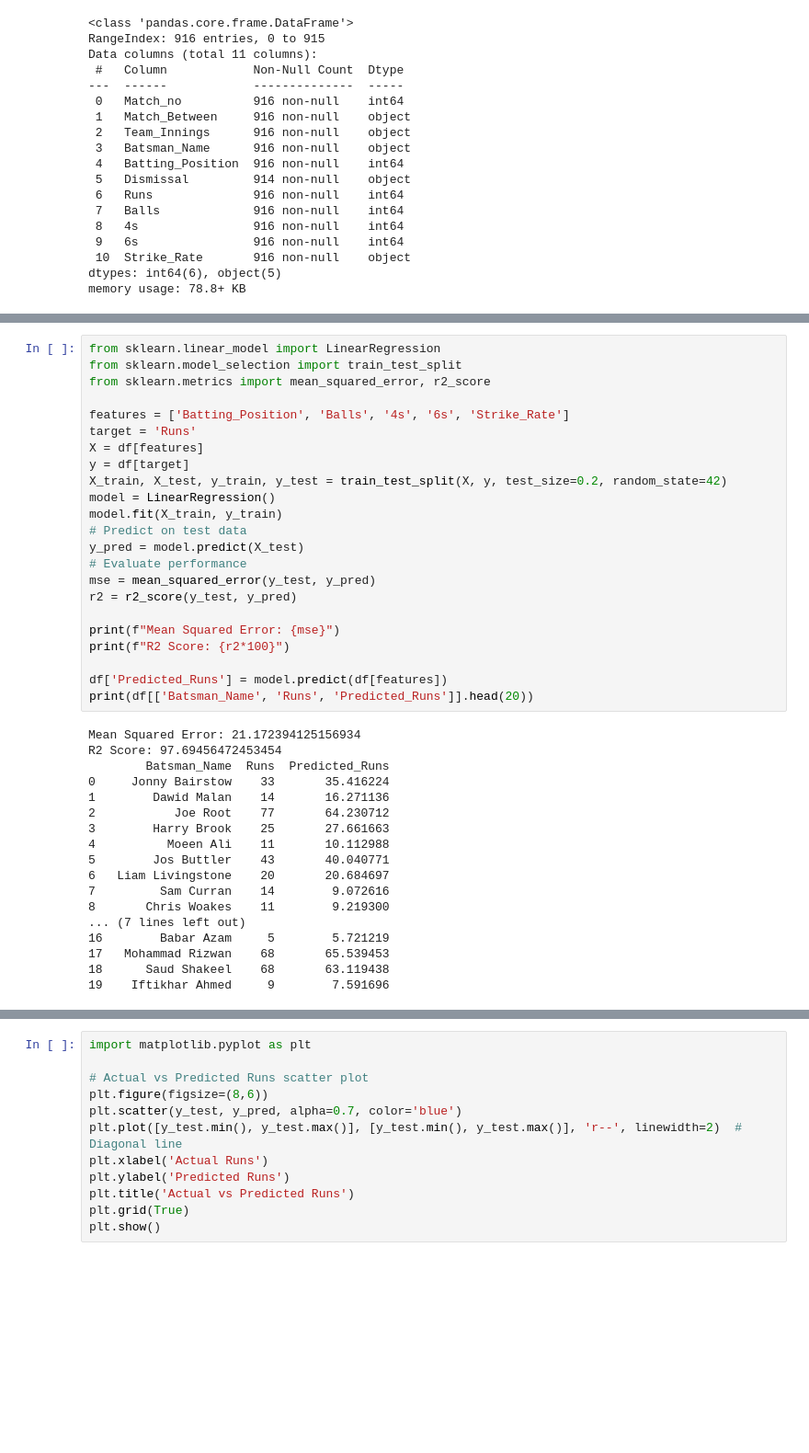
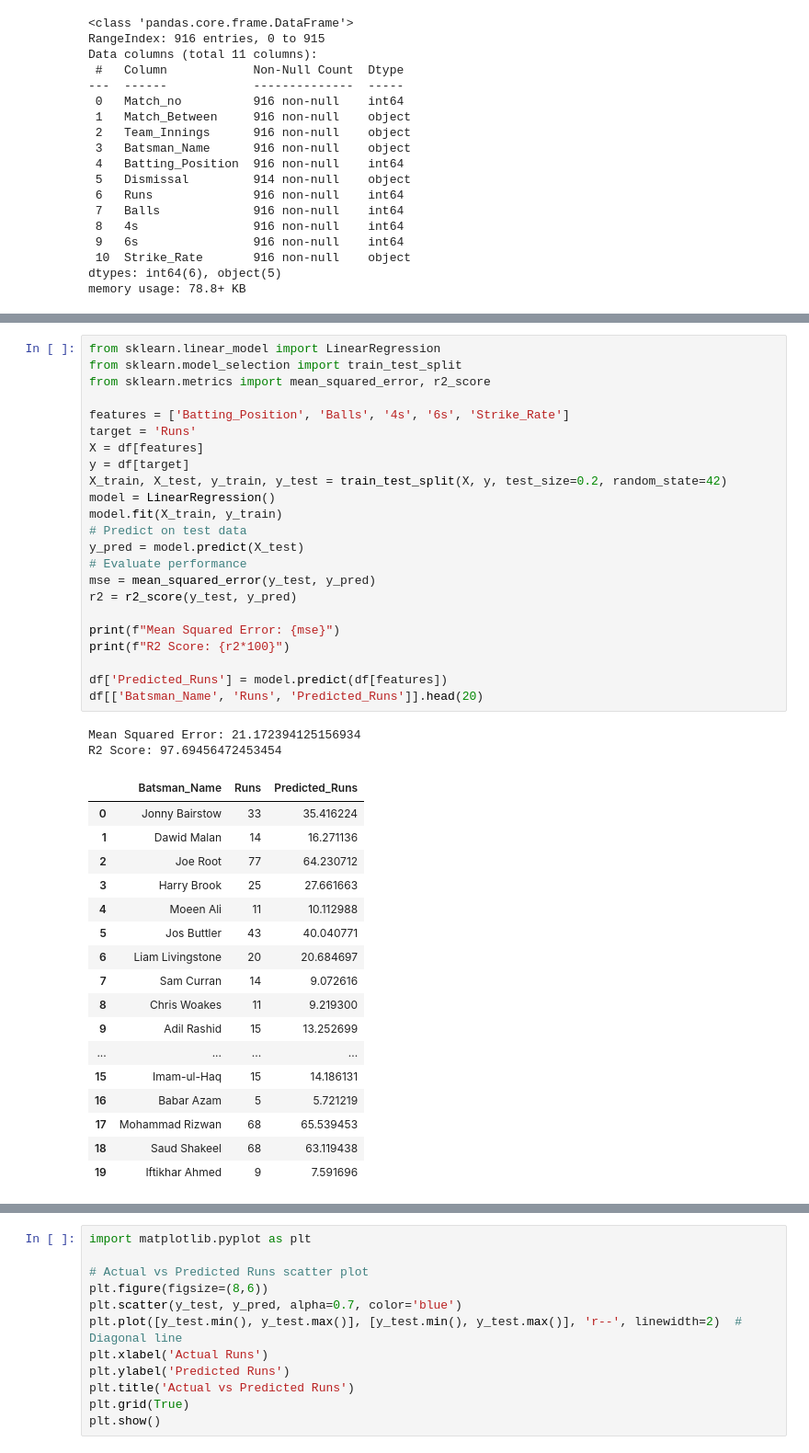
Before and after one commit to prasanarath/-Player-RunPredictor, a Jupyter notebook: Playerperformance.ipynb, the cells around one changed output, grey strips where cells are left out. Shown: that part at 92% size. Cells and saved outputs as stored; diff of their text form; blank space fills up the shorter version.

```diff
--- a/Playerperformance.ipynb
+++ b/Playerperformance.ipynb
@@ -61,41 +61,43 @@ dtype: object
 # %%
 from sklearn.linear_model import LinearRegression
 from sklearn.model_selection import train_test_split
 from sklearn.metrics import mean_squared_error, r2_score
 
 features = ['Batting_Position', 'Balls', '4s', '6s', 'Strike_Rate']
 target = 'Runs'
 X = df[features]
 y = df[target]
 X_train, X_test, y_train, y_test = train_test_split(X, y, test_size=0.2, random_state=42)
 model = LinearRegression()
 model.fit(X_train, y_train)
 # Predict on test data
 y_pred = model.predict(X_test)
 # Evaluate performance
 mse = mean_squared_error(y_test, y_pred)
 r2 = r2_score(y_test, y_pred)
 
 print(f"Mean Squared Error: {mse}")
 print(f"R2 Score: {r2*100}")
 
 df['Predicted_Runs'] = model.predict(df[features])
-print(df[['Batsman_Name', 'Runs', 'Predicted_Runs']].head(20))
+df[['Batsman_Name', 'Runs', 'Predicted_Runs']].head(20)
 # %% [output]
 Mean Squared Error: 21.172394125156934
 R2 Score: 97.69456472453454
-        Batsman_Name  Runs  Predicted_Runs
-0     Jonny Bairstow    33       35.416224
-1        Dawid Malan    14       16.271136
-2           Joe Root    77       64.230712
-3        Harry Brook    25       27.661663
-4          Moeen Ali    11       10.112988
-5        Jos Buttler    43       40.040771
-6   Liam Livingstone    20       20.684697
-7         Sam Curran    14        9.072616
-8       Chris Woakes    11        9.219300
-... (7 lines left out)
-16        Babar Azam     5        5.721219
-17   Mohammad Rizwan    68       65.539453
-18      Saud Shakeel    68       63.119438
-19    Iftikhar Ahmed     9        7.591696
+|  | Batsman_Name | Runs | Predicted_Runs |
+| 0 | Jonny Bairstow | 33 | 35.416224 |
+| 1 | Dawid Malan | 14 | 16.271136 |
+| 2 | Joe Root | 77 | 64.230712 |
+| 3 | Harry Brook | 25 | 27.661663 |
+| 4 | Moeen Ali | 11 | 10.112988 |
+| 5 | Jos Buttler | 43 | 40.040771 |
+| 6 | Liam Livingstone | 20 | 20.684697 |
+| 7 | Sam Curran | 14 | 9.072616 |
+| 8 | Chris Woakes | 11 | 9.219300 |
+| 9 | Adil Rashid | 15 | 13.252699 |
+| ... | ... | ... | ... |
+| 15 | Imam-ul-Haq | 15 | 14.186131 |
+| 16 | Babar Azam | 5 | 5.721219 |
+| 17 | Mohammad Rizwan | 68 | 65.539453 |
+| 18 | Saud Shakeel | 68 | 63.119438 |
+| 19 | Iftikhar Ahmed | 9 | 7.591696 |
```
Also changed, not shown: parts of 3 cells of this notebook.
